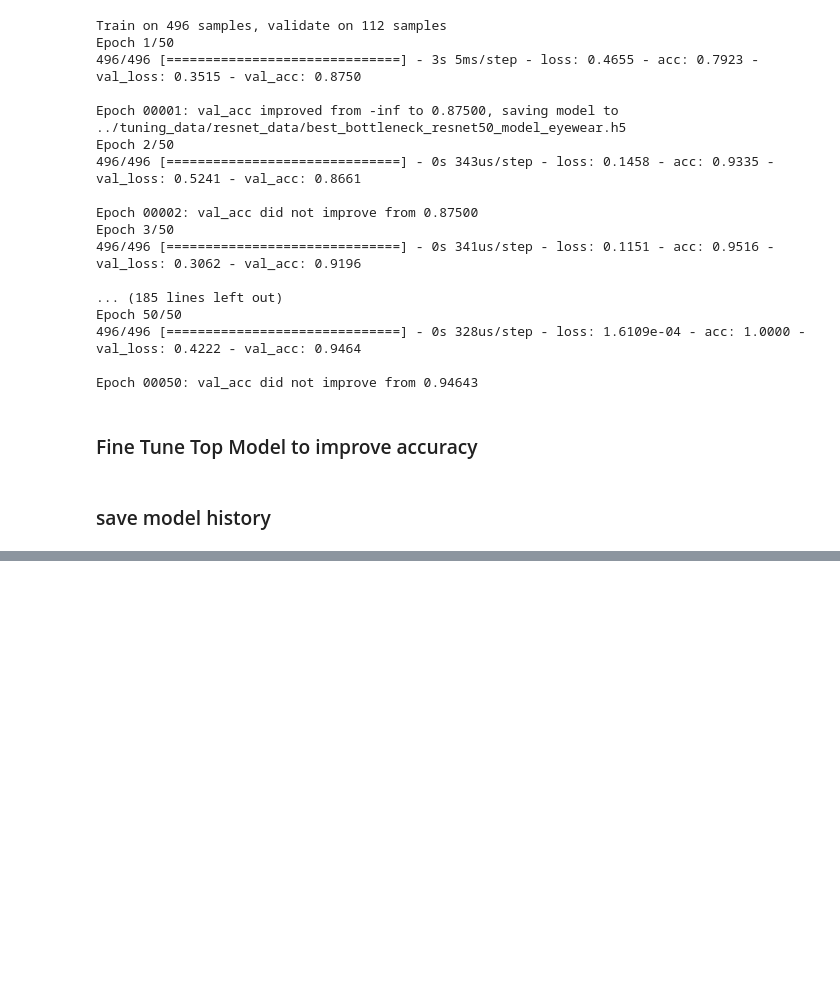
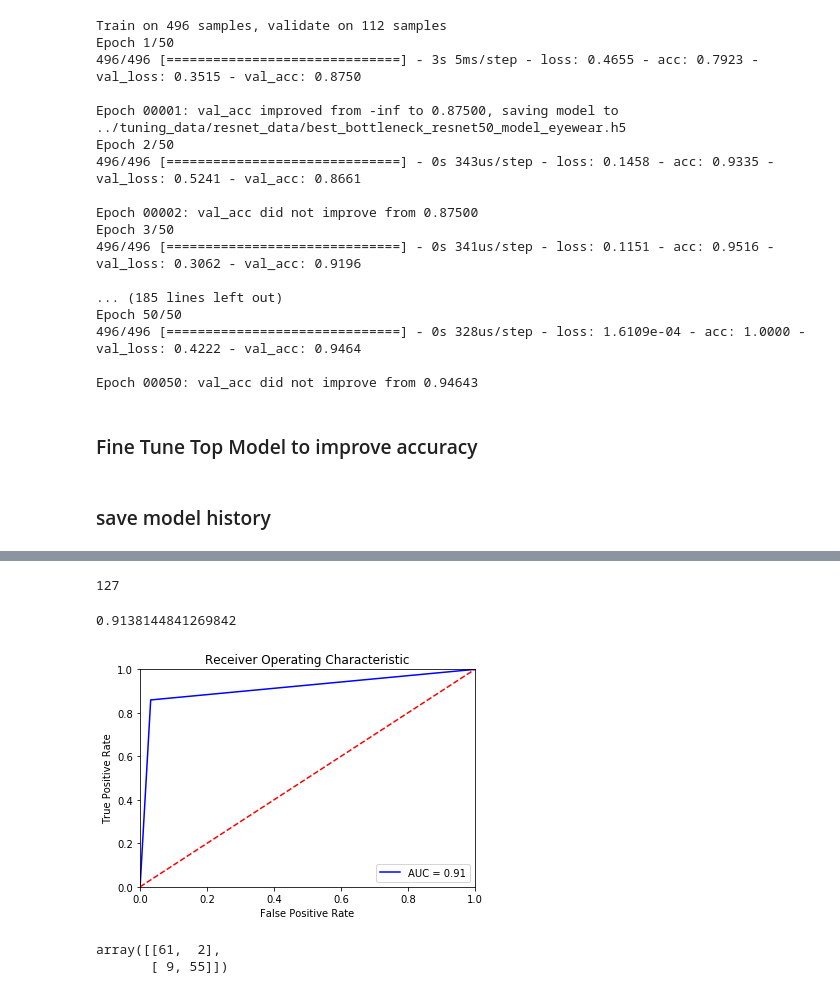
Before and after one commit to mzhou356/img2recommender, a Jupyter notebook: notebooks/ResNet50_tuning.ipynb, the cells around one changed output, grey strips where cells are left out. Saved outputs shown, nothing was run; the diff lists cells and outputs as text; code cells hidden in the pictures; blank space fills up the shorter version.

```diff
--- a/notebooks/ResNet50_tuning.ipynb
+++ b/notebooks/ResNet50_tuning.ipynb
@@ -331,0 +370,4 @@ plt.show()
+# %%
+loaded_model.compile(loss='binary_crossentropy',
+             optimizer=optimizers.SGD(lr=1e-4, momentum=0.9),
+             metrics=['accuracy'])
@@ -331,0 +378,9 @@ plt.show()
+# %%
+feature, label = next(test_generator)
+# %%
+# save the model
+y_pred = np.around(loaded_model.predict_generator(test_generator, workers=8))
+# %%
+len(label)
+# %% [output]
+127
@@ -331,0 +389,24 @@ plt.show()
+# %%
+fpr, tpr, thresholds = roc_curve(label, y_pred)
+area = roc_auc_score(label, y_pred)
+# %%
+area
+# %% [output]
+0.9138144841269842
+# %%
+plt.title('Receiver Operating Characteristic')
+plt.plot(fpr, tpr, 'b', label = 'AUC = %0.2f' % area)
+plt.legend(loc = 'lower right')
+plt.plot([0, 1], [0, 1],'r--')
+plt.xlim([0, 1])
+plt.ylim([0, 1])
+plt.ylabel('True Positive Rate')
+plt.xlabel('False Positive Rate')
+plt.show()
+# %% [output]
+[figure, added]
+# %%
+confusion_matrix(label, y_pred )
+# %% [output]
+array([[61,  2],
+       [ 9, 55]])
```
Also changed, not shown: parts of 20 cells of this notebook.
